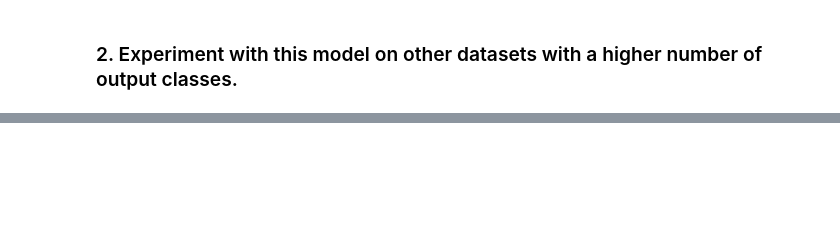
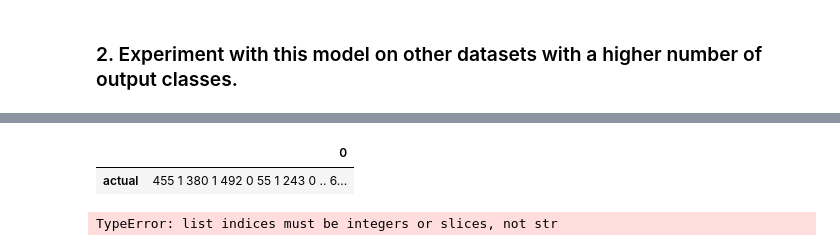
Before and after one commit to David-Howell/classification-exercises, a Jupyter notebook: model.ipynb, the cells around one changed output, grey strips where cells are left out. Cells and saved outputs as stored; diff of their text form; code cells hidden in the pictures; blank space fills up the shorter version.

```diff
--- a/model.ipynb
+++ b/model.ipynb
@@ -794,0 +830,3 @@ ValueError: X has 16 features, but DecisionTreeClassifier is expecting 6 feature
+# %%
+X_cols = df.columns.drop('survived').to_list()
+y_col = 'survived'
@@ -794,0 +837,7 @@ ValueError: X has 16 features, but DecisionTreeClassifier is expecting 6 feature
+# %%
+X_train = train[X_cols]
+y_train = train[y_col]
+X_val = validate[X_cols]
+y_val = validate[y_col]
+X_test = test[X_cols]
+y_test = test[y_col]
@@ -794,0 +861,4 @@ ValueError: X has 16 features, but DecisionTreeClassifier is expecting 6 feature
+# %%
+rf = RandomForestClassifier(random_state=1491, min_samples_leaf=1, max_depth=10)
+# %%
+rf.fit(X_train,y_train)
@@ -794,0 +888,13 @@ ValueError: X has 16 features, but DecisionTreeClassifier is expecting 6 feature
+# %%
+preds = [{
+    'actual': y_train,
+
+}]
+pd.DataFrame(preds).T
+# %% [output]
+|  | 0 |
+| actual | 455 1 380 1 492 0 55 1 243 0 .. 6... |
+# %%
+preds['actual'] = y_train
+# %% [output]
+TypeError: list indices must be integers or slices, not str
```
Also changed, not shown: parts of 102 cells of this notebook.
